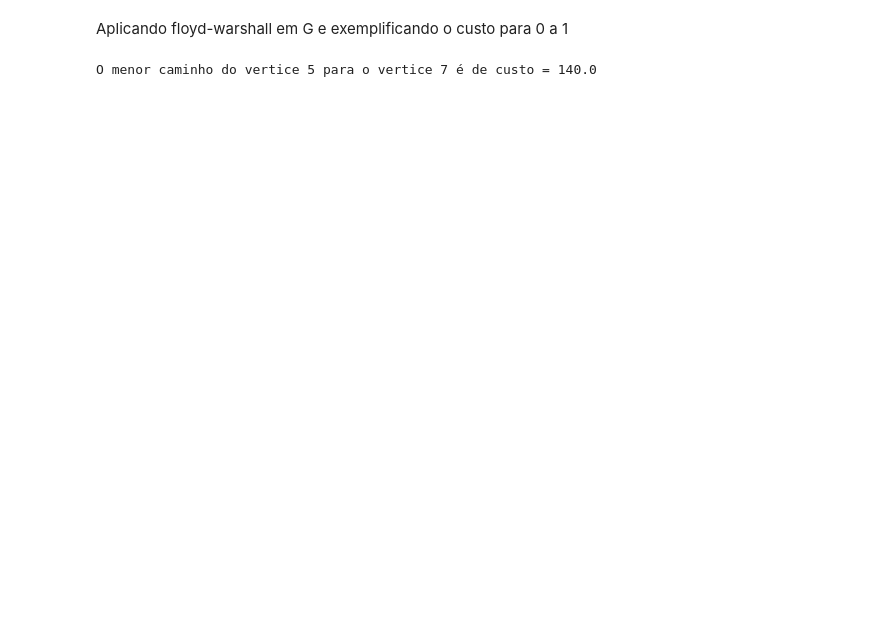
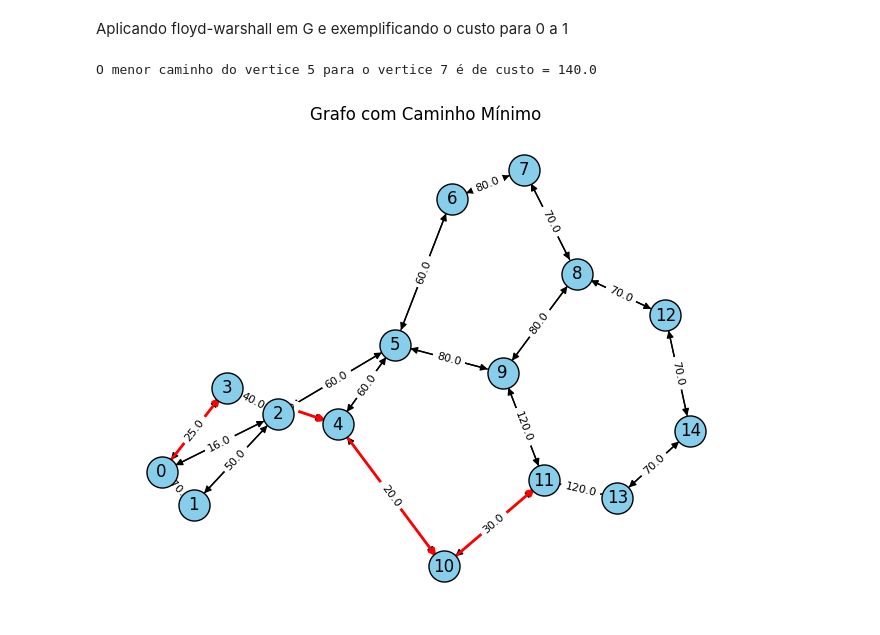
Before and after one commit to felipeversiane/floyd_optimization, a Jupyter notebook: main.ipynb, the cells around one changed output. Cells and saved outputs as stored; diff of their text form; code cells hidden in the pictures; blank space fills up the shorter version.

```diff
--- a/main.ipynb
+++ b/main.ipynb
@@ -472,5 +578,8 @@ Aplicando floyd-warshall em G e exemplificando o custo para 0 a 1
 # %%
 results = floyd_warshall(G)
 print_menor_custo_caminho(results, vertice_origem=5, vertice_destino=7)
+caminho_minimo = encontrar_caminho_minimo(results, origem=0, destino=11, G=G)
+plotar_grafo_com_caminho(G, caminho_minimo)
 # %% [output]
 O menor caminho do vertice 5 para o vertice 7 é de custo = 140.0
+[figure, added]
```
Also changed, not shown: parts of 13 cells of this notebook.
